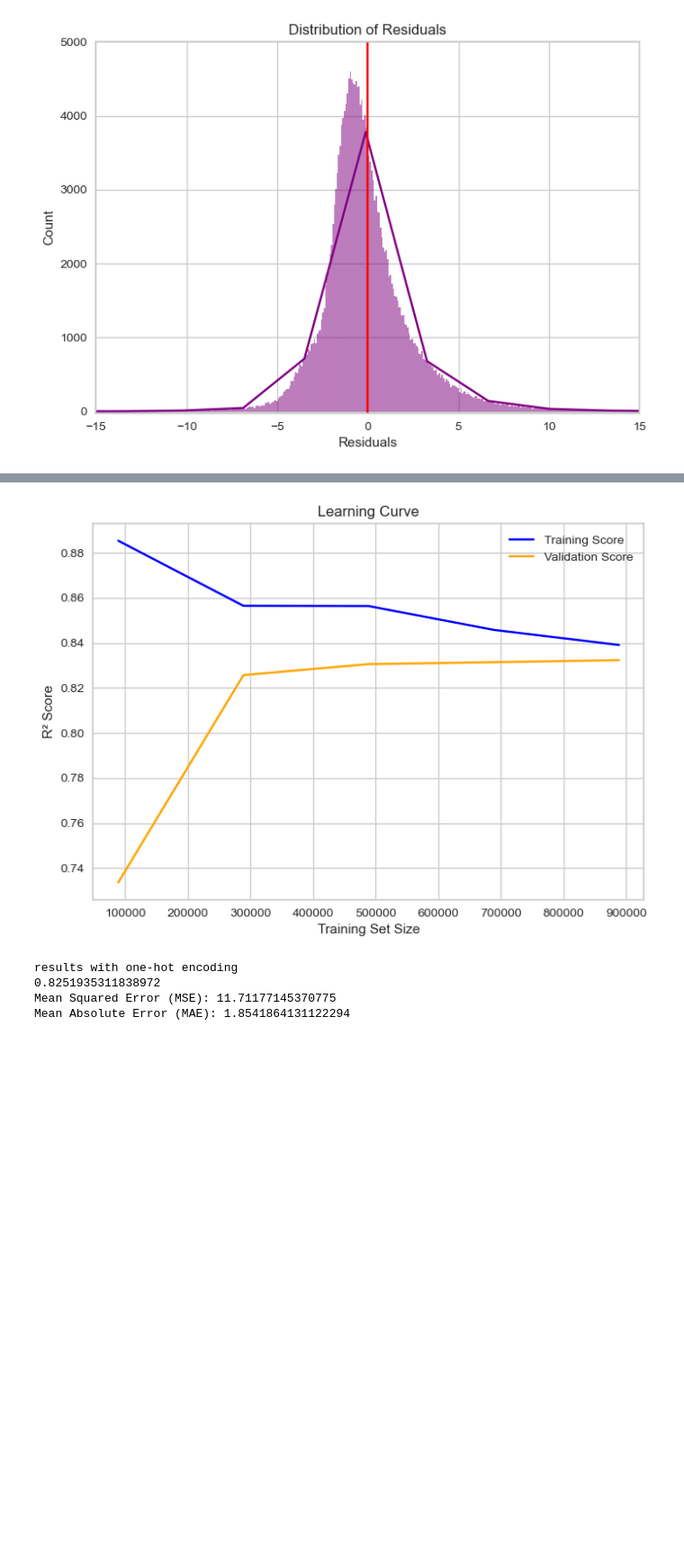
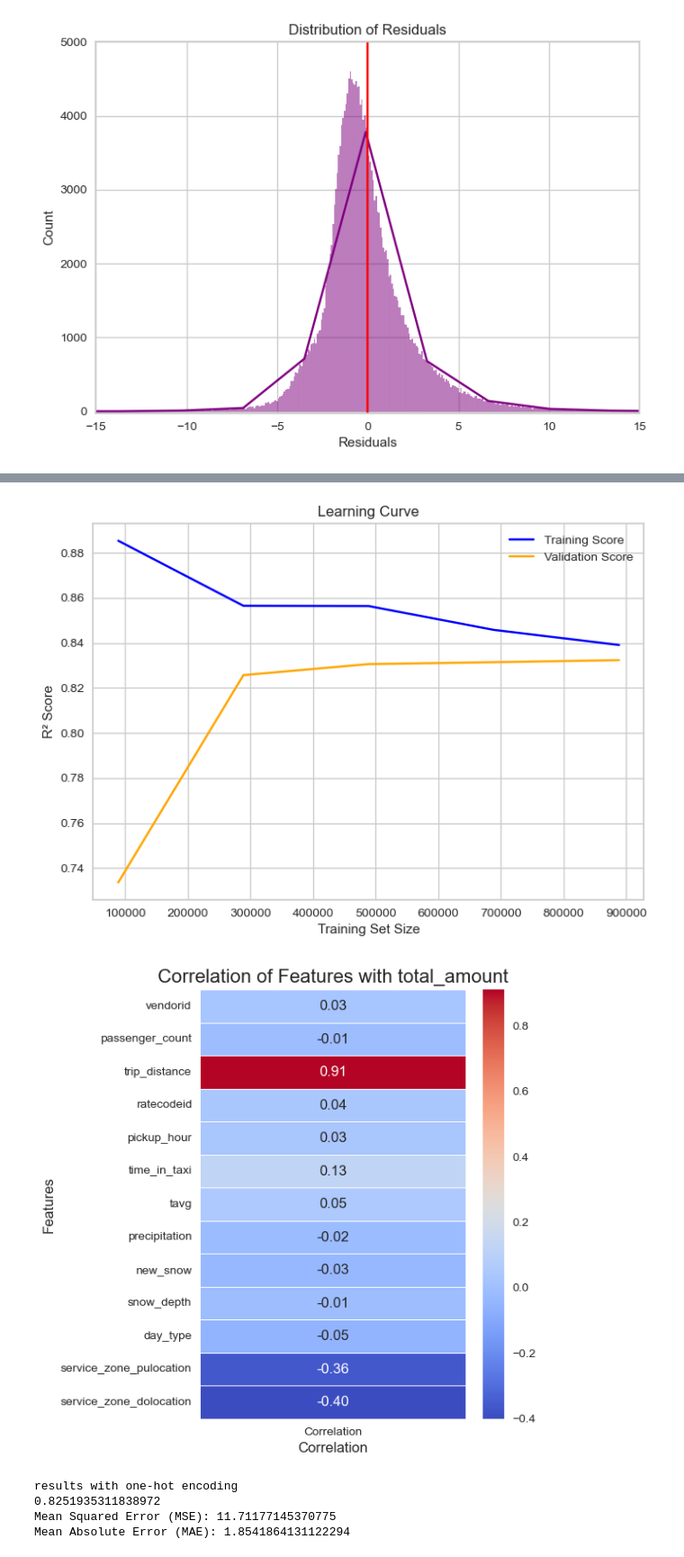
Before and after one commit to BrembillaNiccolo/MLFinalProjectUIC, a Jupyter notebook: Preprocessing2/RegressionModels.ipynb, the cells around one changed output, grey strips where cells are left out. Shown at 90% size. Saved outputs shown, nothing was run; the diff lists cells and outputs as text; code cells hidden in the pictures; blank space fills up the shorter version.

```diff
--- a/Preprocessing2/RegressionModels.ipynb
+++ b/Preprocessing2/RegressionModels.ipynb
@@ -120,32 +131,55 @@ plt.show()
 # %%
 coef = model.coef_
 features = X.columns  # Replace with the names of your features
 
 plt.bar(features, coef, color='orange')
 plt.xticks(rotation=45, ha='right')
 plt.xlabel('Features')
 plt.ylabel('Coefficient Value')
 plt.title('Feature Coefficients')
 plt.show()
 
 
 
 train_sizes, train_scores, test_scores = learning_curve(
     model, X, y, cv=5, scoring='r2', n_jobs=-1)
 
 train_scores_mean = train_scores.mean(axis=1)
 test_scores_mean = test_scores.mean(axis=1)
 
 plt.plot(train_sizes, train_scores_mean, label='Training Score', color='blue')
 plt.plot(train_sizes, test_scores_mean, label='Validation Score', color='orange')
 plt.xlabel('Training Set Size')
 plt.ylabel('R² Score')
 plt.title('Learning Curve')
 plt.legend()
 plt.show()
+
+
+correlation_matrix = df.corr()
+
+# Extract the correlation with "fare_amount" and exclude "fare_amount" itself
+fare_correlation = correlation_matrix['total_amount'].drop('total_amount')
+
+# Convert to a DataFrame for visualization
+fare_correlation_df = fare_correlation.to_frame().reset_index()
+fare_correlation_df.columns = ['Feature', 'Correlation']
+
+# Plotting the heatmap
+plt.figure(figsize=(5, len(fare_correlation_df) / 2))  # Adjust figure size for clarity
+sns.heatmap(fare_correlation_df.set_index('Feature'), annot=True, cmap='coolwarm', cbar=True, fmt=".2f", linewidths=0.5)
+
+# Adding labels and title
+plt.title("Correlation of Features with total_amount", fontsize=16)
+plt.xlabel("Correlation", fontsize=12)
+plt.ylabel("Features", fontsize=12)
+
+# Show plot
+plt.show()
 # %% [output]
 [figure]
 [figure]
+[figure, added]
 # %%
 X_oneHot = X
 df_onehot = pd.get_dummies(df, columns=['vendorid'], prefix='vendorid')
```
Also changed, not shown: parts of 8 cells of this notebook, 1 other file.
